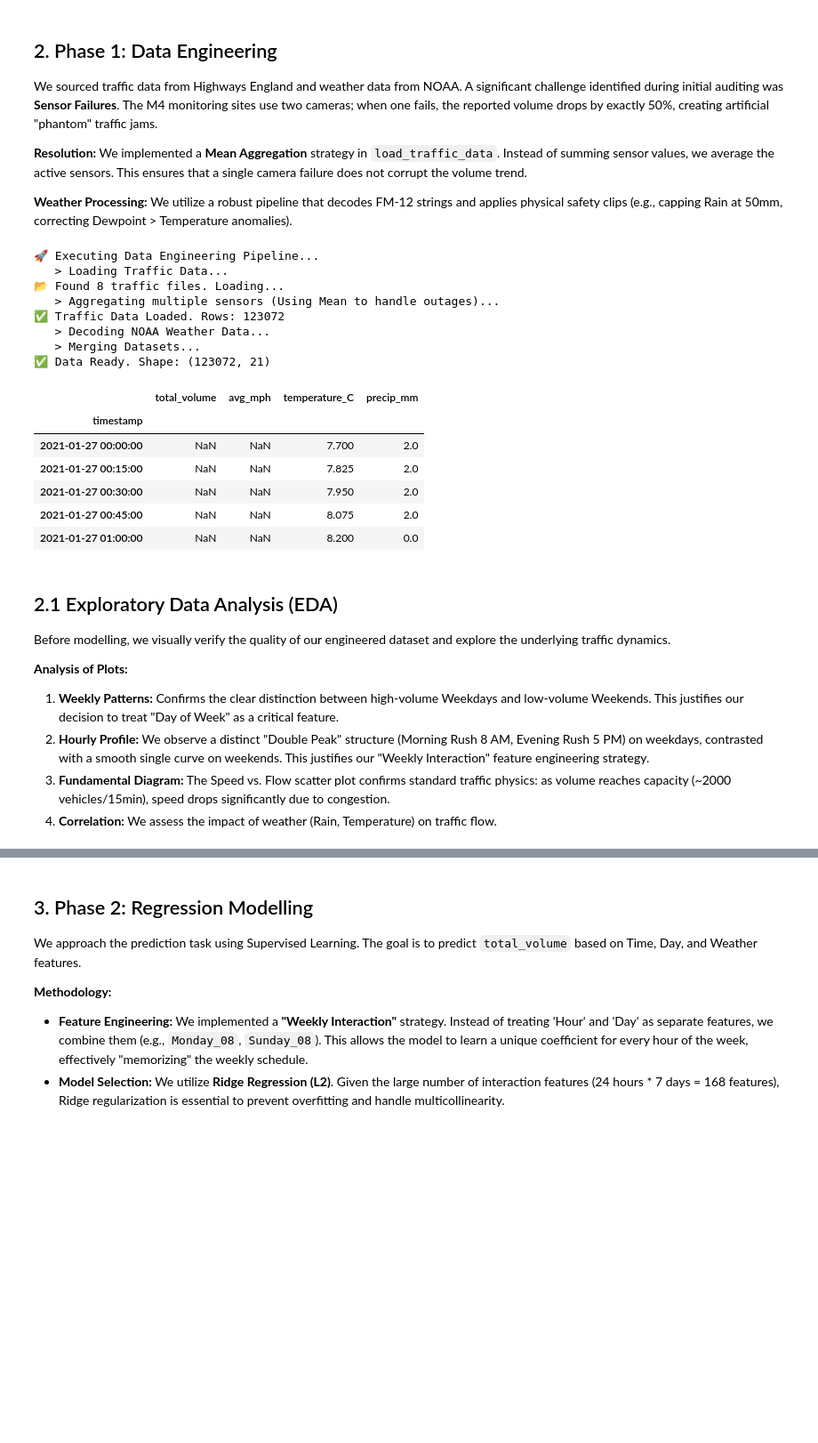
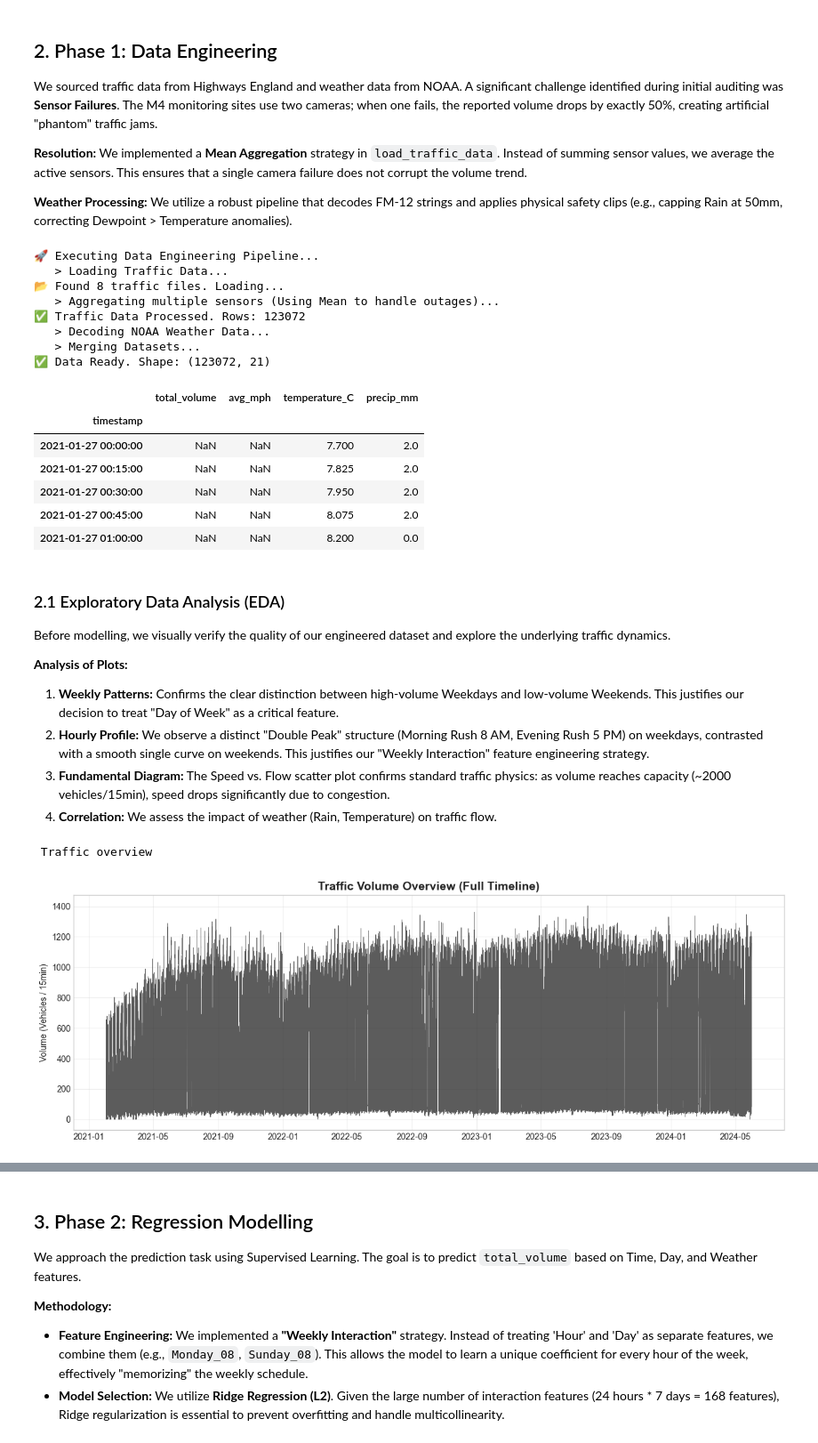
Before and after one commit to Yass149/M4-Traffic-Flo-Prediction, a Jupyter notebook: 02_CSMAD_CW2.ipynb, the cells around one changed output, grey strips where cells are left out. Shown at 89% size. Drawn from its saved outputs; the diff is of its cells as text; code cells hidden in the pictures; blank space fills up the shorter version.

```diff
--- a/02_CSMAD_CW2.ipynb
+++ b/02_CSMAD_CW2.ipynb
@@ -75,7 +150,7 @@ print("🚀 Executing Data Engineering Pipeline...")
 
 # 1. Load Traffic (Using Robust Mean Aggregation)
 print("   > Loading Traffic Data...")
-traffic_df = load_traffic_data('data/traffic')
+traffic_df = tp.load_traffic_data()
 
 # 2. Process Weather (Decoding NOAA FM-12 Strings)
 print("   > Decoding NOAA Weather Data...")
@@ -95,7 +170,7 @@ display(merged_df[['total_volume', 'avg_mph', 'temperature_C', 'precip_mm']].hea
    > Loading Traffic Data...
 📂 Found 8 traffic files. Loading...
    > Aggregating multiple sensors (Using Mean to handle outages)...
-✅ Traffic Data Loaded. Rows: 123072
+✅ Traffic Data Processed. Rows: 123072
    > Decoding NOAA Weather Data...
    > Merging Datasets...
 ✅ Data Ready. Shape: (123072, 21)
@@ -107,7 +182,7 @@ display(merged_df[['total_volume', 'avg_mph', 'temperature_C', 'precip_mm']].hea
 | 2021-01-27 00:45:00 | NaN | NaN | 8.075 | 2.0 |
 | 2021-01-27 01:00:00 | NaN | NaN | 8.200 | 0.0 |
 # %% [markdown]
-## 2.1 Exploratory Data Analysis (EDA)
+### 2.1 Exploratory Data Analysis (EDA)
 Before modelling, we visually verify the quality of our engineered dataset and explore the underlying traffic dynamics.
 
 **Analysis of Plots:**
@@ -118 +199,7 @@ Before modelling, we visually verify the quality of our engineered dataset and e
+# %%
+print(' Traffic overview')
+viz.plot_traffic_overview()
+# %% [output]
+ Traffic overview
+[figure, added]
 # %%
```
Also changed, not shown: parts of 38 cells of this notebook, 7 other files.
